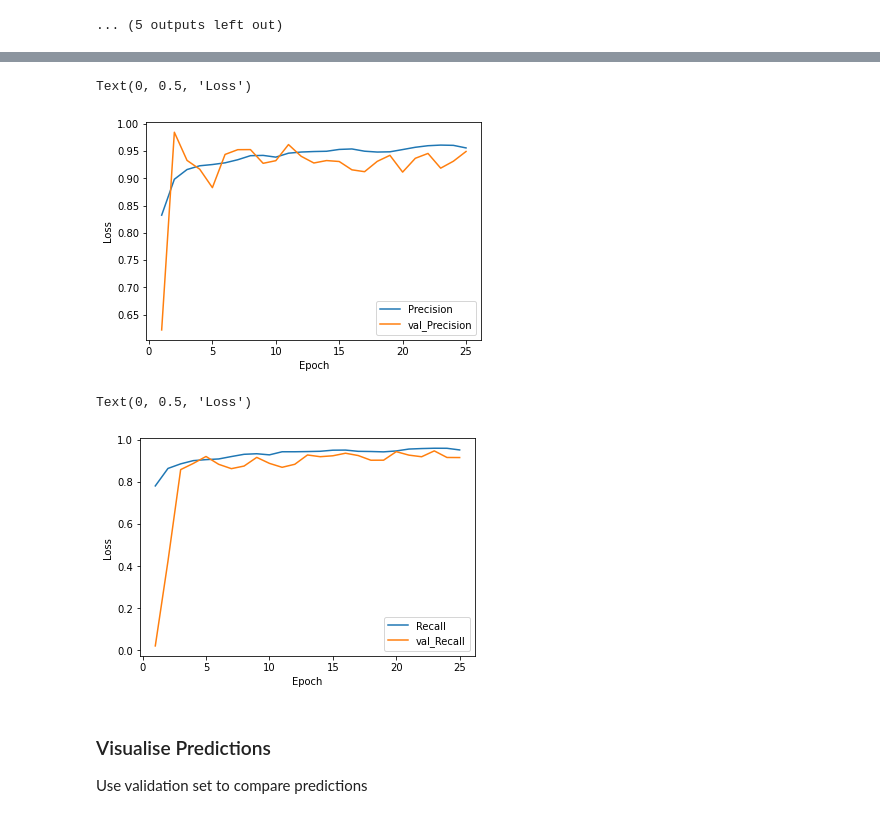
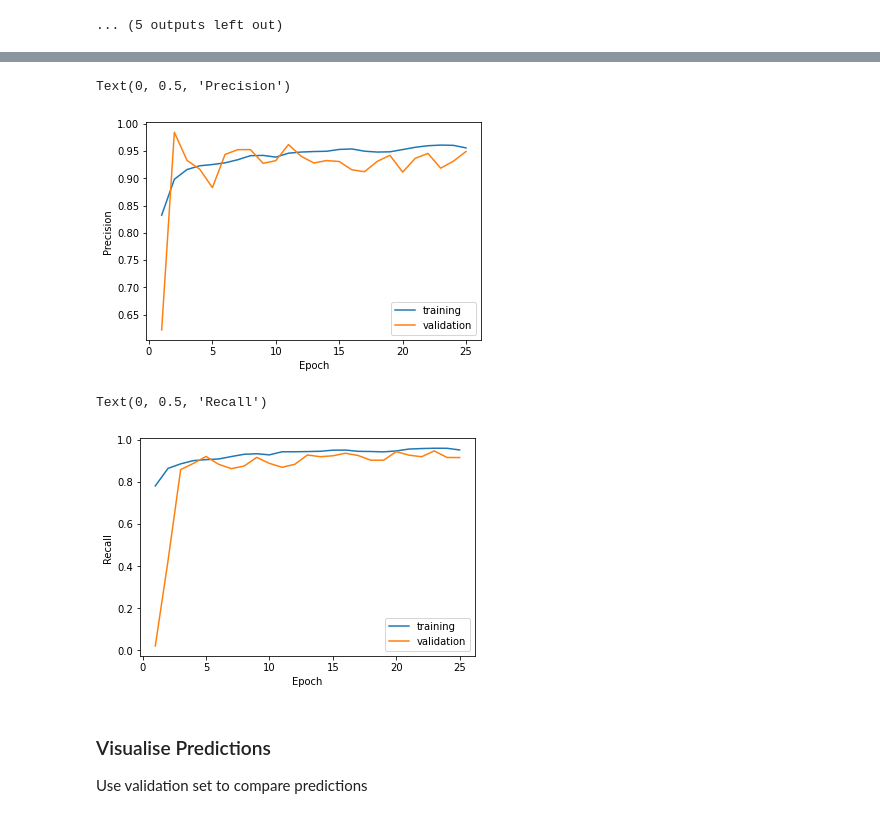
Before and after one commit to pdh21/OCF_PVmapper, a Jupyter notebook: DeepNet_model1.ipynb, the cells around one changed output, grey strips where cells are left out. Drawn from its saved outputs; the diff is of its cells as text; code cells hidden in the pictures.

```diff
--- a/DeepNet_model1.ipynb
+++ b/DeepNet_model1.ipynb
@@ -336,21 +336,21 @@ Text(0, 0.5, 'Loss')
 # %%
-plt.plot(np.arange(1,epochs+1),history.history['precision'],label='Precision')
-plt.plot(np.arange(1,epochs+1),history.history['val_precision'],label='val_Precision')
+plt.plot(np.arange(1,epochs+1),history.history['precision'],label='training')
+plt.plot(np.arange(1,epochs+1),history.history['val_precision'],label='validation')
 plt.legend()
 plt.xlabel('Epoch')
-plt.ylabel('Loss')
+plt.ylabel('Precision')
 # %% [output]
-Text(0, 0.5, 'Loss')
+Text(0, 0.5, 'Precision')
-[figure, old version]
+[figure, new version]
 # %%
-plt.plot(np.arange(1,epochs+1),history.history['recall'],label='Recall')
-plt.plot(np.arange(1,epochs+1),history.history['val_recall'],label='val_Recall')
+plt.plot(np.arange(1,epochs+1),history.history['recall'],label='training')
+plt.plot(np.arange(1,epochs+1),history.history['val_recall'],label='validation')
 plt.legend()
 plt.xlabel('Epoch')
-plt.ylabel('Loss')
+plt.ylabel('Recall')
 # %% [output]
-Text(0, 0.5, 'Loss')
+Text(0, 0.5, 'Recall')
-[figure, old version]
+[figure, new version]
 # %% [markdown]
 ### Visualise Predictions
 Use validation set to compare predictions
```
Also changed, not shown: parts of 3 cells of this notebook.
